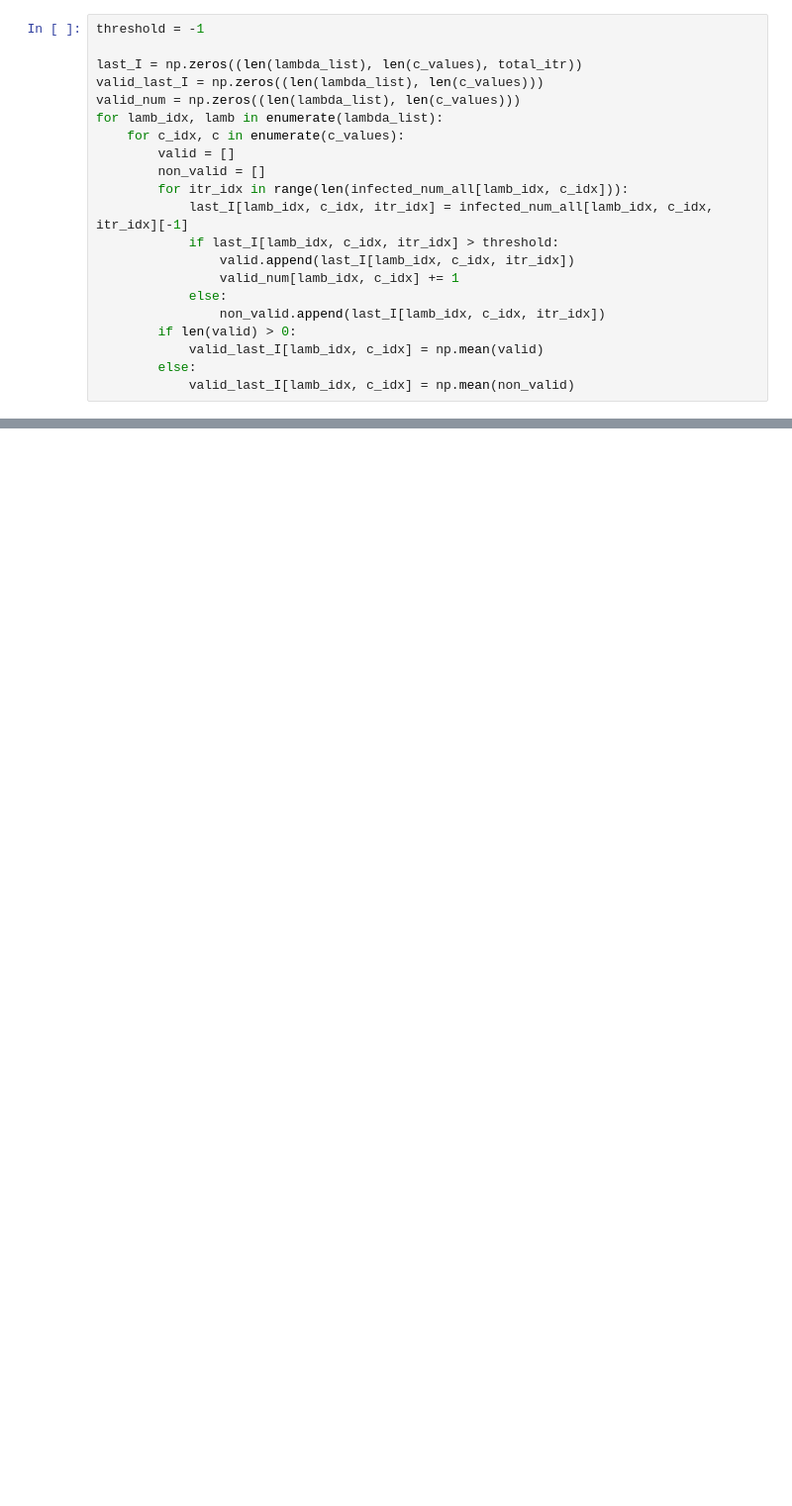
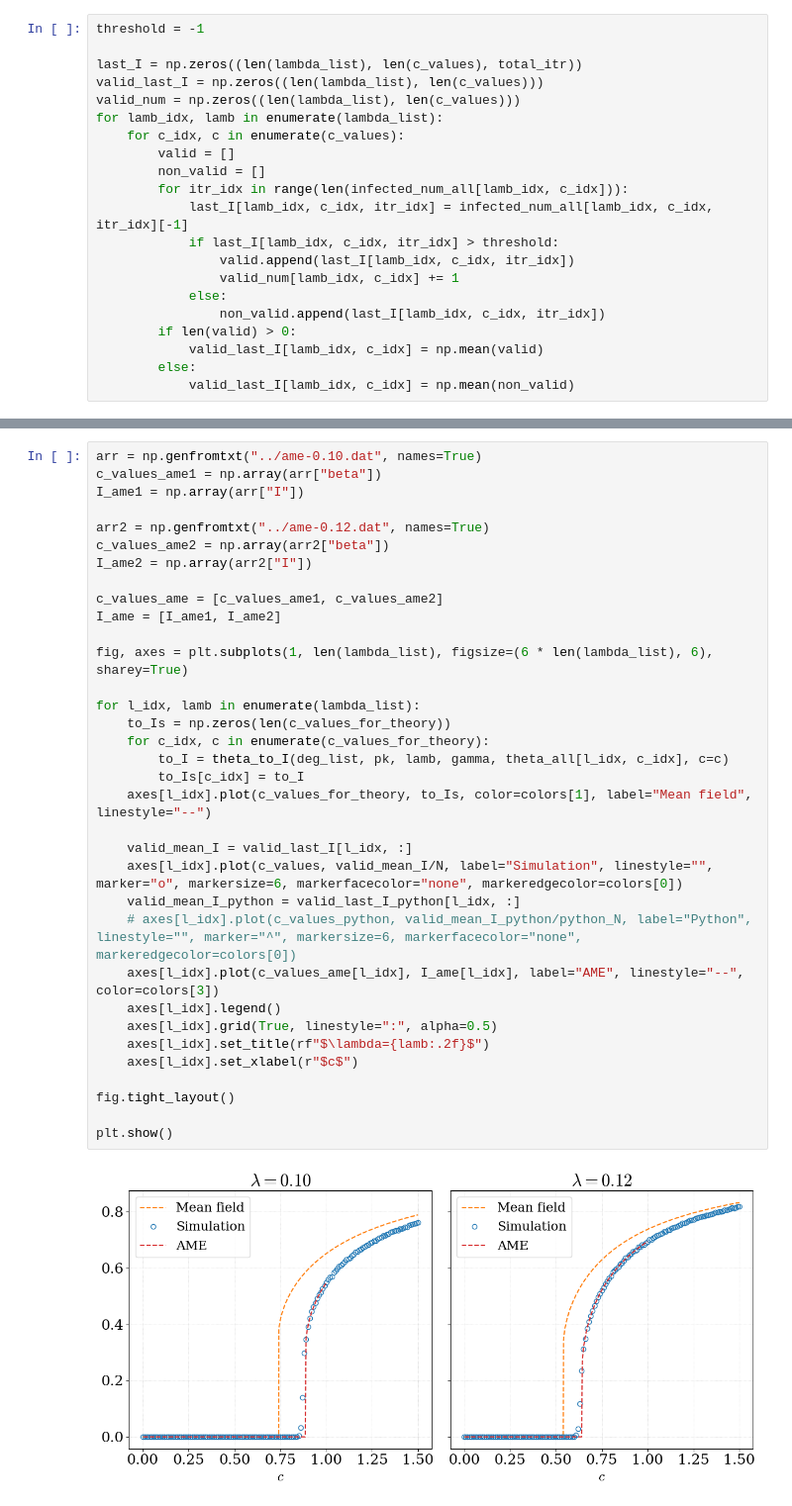
Before and after one commit to Kojirouuuu/trend-sar, a Jupyter notebook: notebook/sis_c.ipynb, the cells around one changed output, grey strips where cells are left out. Shown: that part at 99% size. Saved outputs shown, nothing was run; the diff lists cells and outputs as text; blank space fills up the shorter version.

```diff
--- a/notebook/sis_c.ipynb
+++ b/notebook/sis_c.ipynb
@@ -457,0 +673,36 @@ plt.show()
+# %%
+arr = np.genfromtxt("../ame-0.10.dat", names=True)
+c_values_ame1 = np.array(arr["beta"])
+I_ame1 = np.array(arr["I"])
+
+arr2 = np.genfromtxt("../ame-0.12.dat", names=True)
+c_values_ame2 = np.array(arr2["beta"])
+I_ame2 = np.array(arr2["I"])
+
+c_values_ame = [c_values_ame1, c_values_ame2]
+I_ame = [I_ame1, I_ame2]
+
+fig, axes = plt.subplots(1, len(lambda_list), figsize=(6 * len(lambda_list), 6), sharey=True)
+
+for l_idx, lamb in enumerate(lambda_list):
+    to_Is = np.zeros(len(c_values_for_theory))
+    for c_idx, c in enumerate(c_values_for_theory):
+        to_I = theta_to_I(deg_list, pk, lamb, gamma, theta_all[l_idx, c_idx], c=c)
+        to_Is[c_idx] = to_I
+    axes[l_idx].plot(c_values_for_theory, to_Is, color=colors[1], label="Mean field", linestyle="--")
+
+    valid_mean_I = valid_last_I[l_idx, :]
+    axes[l_idx].plot(c_values, valid_mean_I/N, label="Simulation", linestyle="", marker="o", markersize=6, markerfacecolor="none", markeredgecolor=colors[0])
+    valid_mean_I_python = valid_last_I_python[l_idx, :]
+    # axes[l_idx].plot(c_values_python, valid_mean_I_python/python_N, label="Python", linestyle="", marker="^", markersize=6, markerfacecolor="none", markeredgecolor=colors[0])
+    axes[l_idx].plot(c_values_ame[l_idx], I_ame[l_idx], label="AME", linestyle="--", color=colors[3])
+    axes[l_idx].legend()
+    axes[l_idx].grid(True, linestyle=":", alpha=0.5)
+    axes[l_idx].set_title(rf"$\lambda={lamb:.2f}$")
+    axes[l_idx].set_xlabel(r"$c$")
+
+fig.tight_layout()
+
+plt.show()
+# %% [output]
+[figure, added]
```
Also changed, not shown: parts of 11 cells of this notebook, 35 other files.
